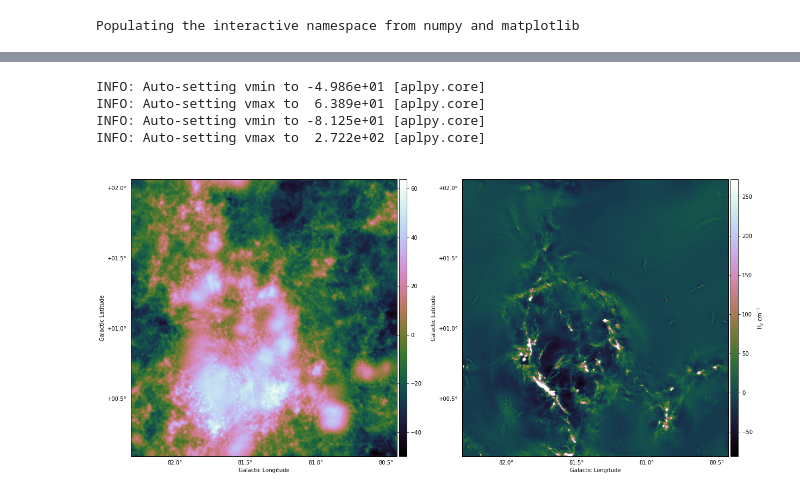
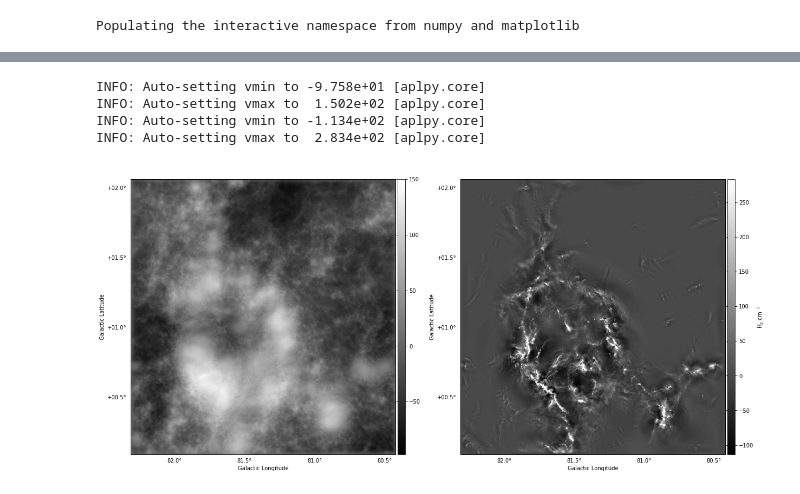
Before and after one commit to hoangducthuong/notebooks, a Jupyter notebook: CygnusX-DR21_wavan.ipynb, the cells around one changed output, grey strips where cells are left out. Cells and saved outputs as stored; diff of their text form; code cells hidden in the pictures.

```diff
--- a/CygnusX-DR21_wavan.ipynb
+++ b/CygnusX-DR21_wavan.ipynb
@@ -7,9 +7,9 @@ import aplpy
 Populating the interactive namespace from numpy and matplotlib
 # %%
 fig_all = plt.figure(1, figsize=(15,15))
-figfile = '/Users/robitaij/postdoc/Herschel/Ken_Marsh/CygnusX-DR21_l081_cdens_cut_nan.fits'
+figfile = '/Users/robitaij/postdoc/Herschel/Ken_Marsh/analysis/CygnusX-DR21_alt.fits'
 fig = aplpy.FITSFigure(figfile,figure=fig_all, convention='calabretta')
-fig.show_colorscale(vmin=25,vmax=197,cmap='cubehelix')
+fig.show_colorscale(cmap='cubehelix')
 fig.tick_labels.set_xformat('dd.d')
 fig.tick_labels.set_yformat('dd.d')
 fig.ticks.set_xspacing(0.5)  # degrees
@@ -123,33 +144,33 @@ np.save('/Users/robitaij/postdoc/Herschel/Ken_Marsh/analysis/CygnusX-DR21_l081_q
 # %%
 M = wav_k.shape[0]
 
-coherent = np.sum(wt[M:2*M,:,:],axis=0)
-Gaussian = np.sum(wt[2*M:3*M,:,:],axis=0)
+coherent = np.sum(wt[M:2*M,:,:],axis=0) + np.mean(im)
+Gaussian = np.sum(wt[2*M:3*M,:,:],axis=0) + np.mean(im)
 
 fits.writeto('/Users/robitaij/postdoc/Herschel/Ken_Marsh/analysis/CygnusX-DR21_l081_cohe.fits',\
             coherent.real,header,overwrite=True)
 fits.writeto('/Users/robitaij/postdoc/Herschel/Ken_Marsh/analysis/CygnusX-DR21_l081_gaussian.fits',\
             Gaussian.real,header,overwrite=True)
 
 fig_all = plt.figure(1, figsize=(20,10))
 
 figfile = '/Users/robitaij/postdoc/Herschel/Ken_Marsh/analysis/CygnusX-DR21_l081_gaussian.fits'
 fig = aplpy.FITSFigure(figfile, figure=fig_all, convention='calabretta',subplot=(1, 2, 1))
-fig.show_colorscale(cmap='cubehelix')
+fig.show_colorscale(cmap='gray')
 fig.tick_labels.set_xformat('dd.d')
 fig.tick_labels.set_yformat('dd.d')
 fig.add_colorbar()
 
 figfile = '/Users/robitaij/postdoc/Herschel/Ken_Marsh/analysis/CygnusX-DR21_l081_cohe.fits'
 fig = aplpy.FITSFigure(figfile, figure=fig_all, convention='calabretta',subplot=(1, 2, 2))
-fig.show_colorscale(cmap='cubehelix')
+fig.show_colorscale(cmap='gray')
 fig.tick_labels.set_xformat('dd.d')
 fig.tick_labels.set_yformat('dd.d')
 fig.add_colorbar()
 fig.colorbar.set_axis_label_text(r'H$_2$ cm$^{-2}$')
 # %% [output]
-INFO: Auto-setting vmin to -4.986e+01 [aplpy.core]
-INFO: Auto-setting vmax to  6.389e+01 [aplpy.core]
-INFO: Auto-setting vmin to -8.125e+01 [aplpy.core]
-INFO: Auto-setting vmax to  2.722e+02 [aplpy.core]
+INFO: Auto-setting vmin to -9.758e+01 [aplpy.core]
+INFO: Auto-setting vmax to  1.502e+02 [aplpy.core]
+INFO: Auto-setting vmin to -1.134e+02 [aplpy.core]
+INFO: Auto-setting vmax to  2.834e+02 [aplpy.core]
-[figure, old version]
+[figure, new version]
```
Also changed, not shown: parts of 7 cells of this notebook, 3 other files.
